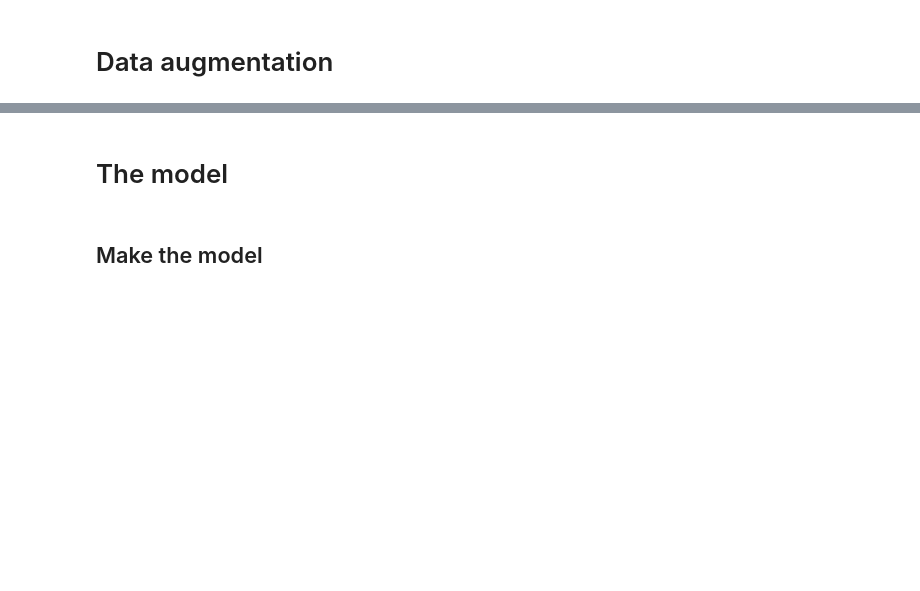
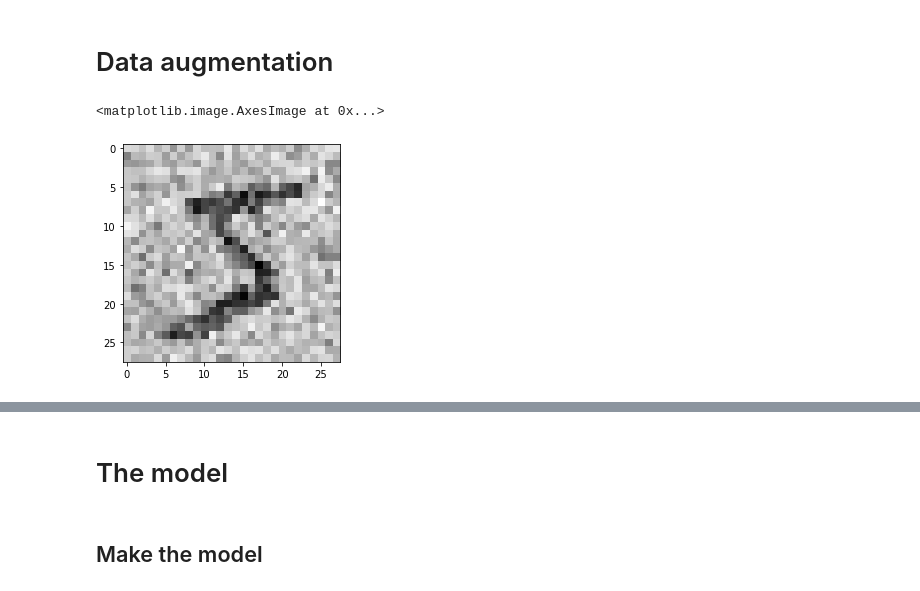
Before and after one commit to kezzyhko/MNIST_CNN, a Jupyter notebook: IMLProject.ipynb, the cells around one changed output, grey strips where cells are left out. Saved outputs shown, nothing was run; the diff lists cells and outputs as text; code cells hidden in the pictures; blank space fills up the shorter version.

```diff
--- a/IMLProject.ipynb
+++ b/IMLProject.ipynb
@@ -41,10 +43,13 @@ print(y.shape)
 # %% [markdown]
 # Data augmentation
 # %%
-# # plt.imshow(x[0].reshape(28, 28)/255., cmap='Greys')
-# g = GaussianNoise(70)
-# x = g(x.astype('float32'), training=True)
-# plt.imshow(tf.reshape(x[0], (28, 28))/255., cmap='Greys')
+# plt.imshow(x[0].reshape(28, 28)/255., cmap='Greys')
+g = GaussianNoise(70)
+x = g(x.astype('float32'), training=True)
+plt.imshow(tf.reshape(x[0], (28, 28))/255., cmap='Greys')
+# %% [output]
+<matplotlib.image.AxesImage at 0x...>
+[figure, added]
 # %%
 generator = ImageDataGenerator(
     rotation_range = 20,
```
Also changed, not shown: parts of 5 cells of this notebook, 2 other files.
